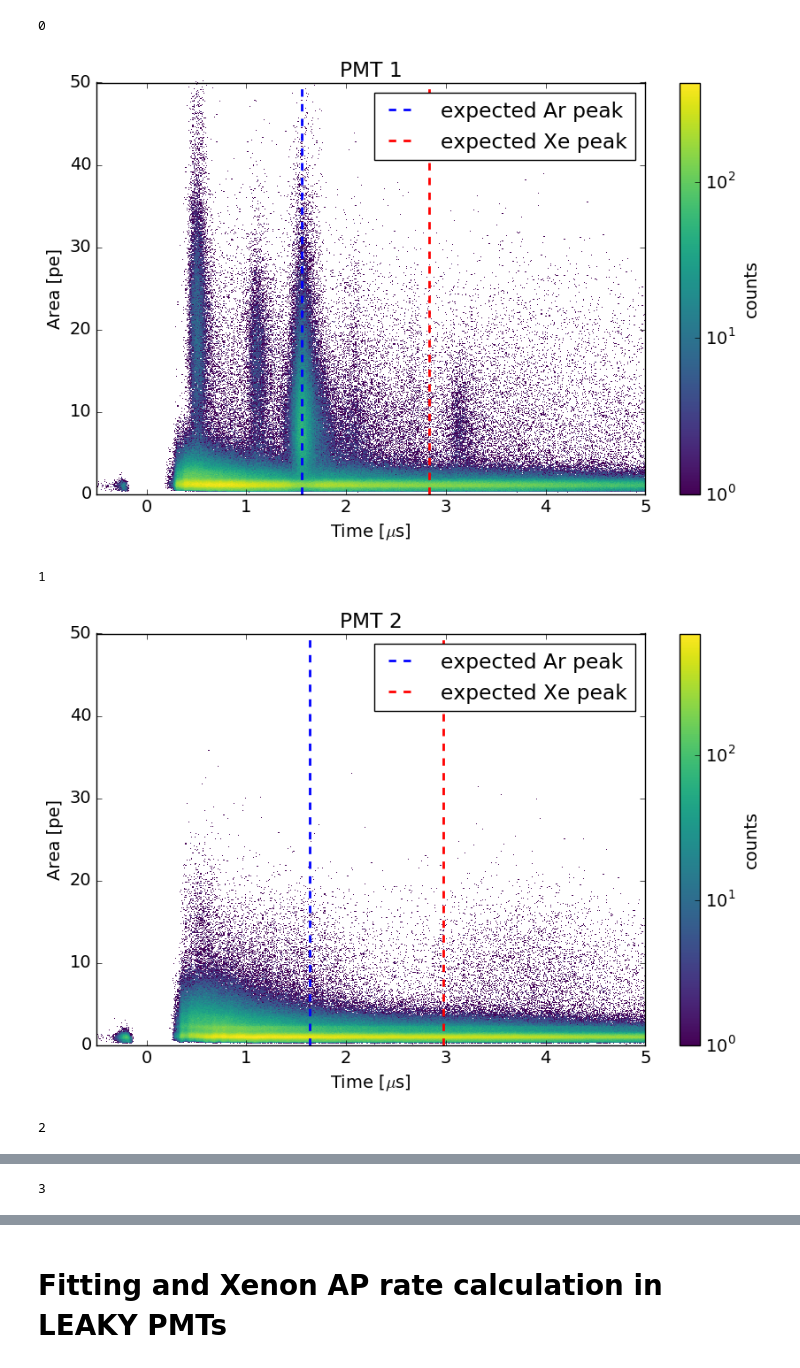
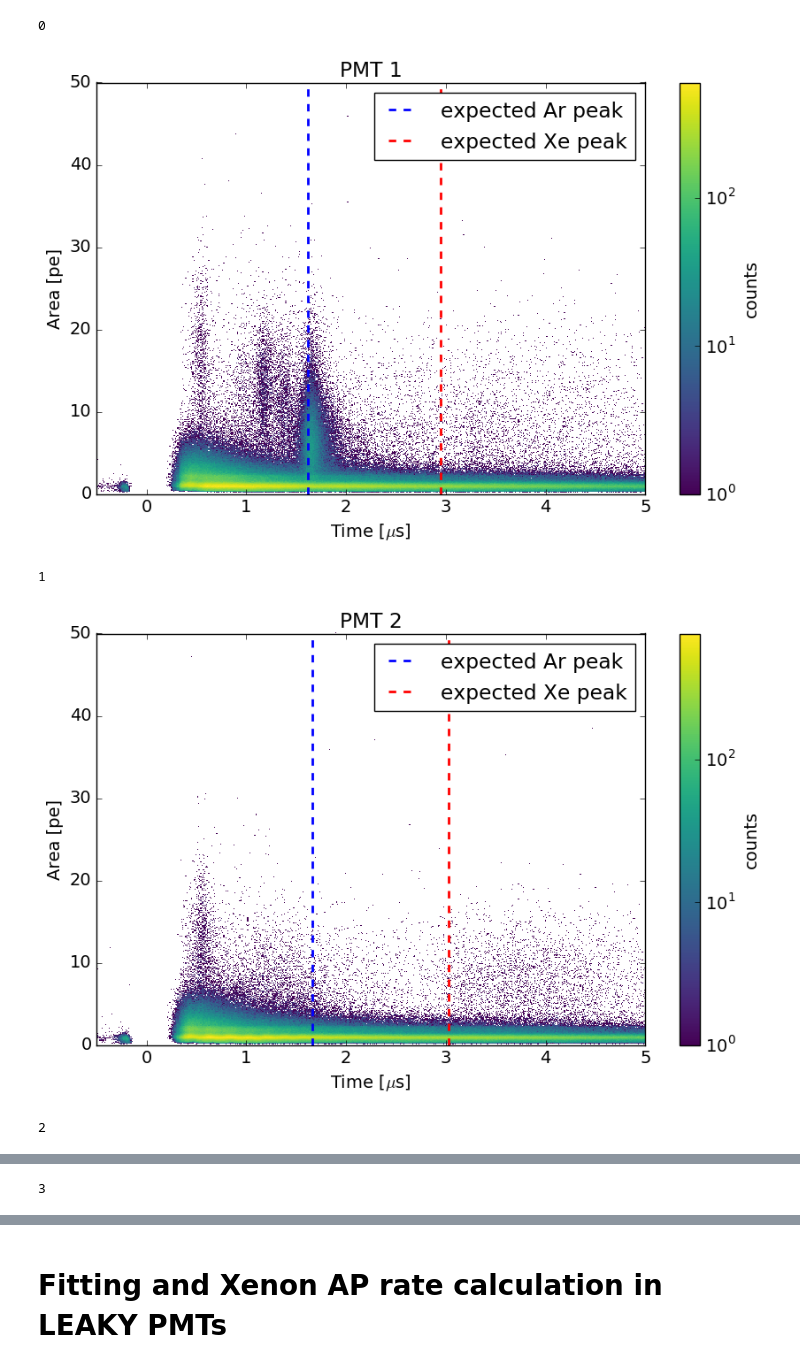
Before and after one commit to CristianAntochi/PMTtesting, a Jupyter notebook: AP_better.ipynb, the cells around one changed output, grey strips where cells are left out. Cells and saved outputs as stored; diff of their text form; code cells hidden in the pictures.

```diff
--- a/AP_better.ipynb
+++ b/AP_better.ipynb
@@ -21,8 +21,8 @@ matplotlib.rcParams['font.size'] = 14
 matplotlib.rcParams['image.cmap'] = 'viridis'
 #see the AP(copy) and save!!!!! the fit parameters (res)
 # %%
-path = "/home/cristian/Suxess_files/data/run4/gas/ap180103/"
-path_CSV="/home/cristian/Suxess_files/data/run4/"
+path = "/home/cristian/Suxess_files/data/run6/liquid/ap180226/"
+path_CSV="/home/cristian/Suxess_files/data/run6/"
 #board=0
 #channel=3
 os.listdir(path)
@@ -126,7 +127,7 @@ def plot_hw(data_frame, pmt):
     #plt.savefig(path+ 'AP_figs/' + 'ap_pmt%d_run2_gas.png' % pmt, dpi=150)
     plt.show()
 # %%
-def plot(data_frame, pmt, valHV5e6):
+def plot(data_frame, pmt, valHV5e6,day):
     #data_frame = data_frame[(data_frame['area']>=0) & (data_frame['time']>-0.1)]
     plt.figure(figsize=(10,6))
     #data_frame1=data_frame[((data_frame['height']<100)|(data_frame['width50']>4))]
@@ -141,7 +142,7 @@ def plot(data_frame, pmt, valHV5e6):
     plt.xlabel('Time [$\mu$s]')
     plt.ylabel('Area [pe]')
     plt.title('PMT %d' % pmt)
-    #plt.savefig(path+ 'AP_figs/' + 'ap_pmt%d_run4_gas.png' % pmt, dpi=150, transparent= False)
+    plt.savefig(path+ 'AP_figs/' + 'ap_pmt%d_run6_%d.png' % (pmt,day), dpi=150, transparent= False)
     plt.show()
 # %%
 def to_pmt(board, channel):
@@ -154,7 +155,8 @@ def to_pmt(board, channel):
     if board ==1 and channel==6:
         return 8
 # %%
-arHV5e6 =[1517.8,1377.6,1450.1,1521.4,1375.0,1416.9,0,1421.5,1356.3,1419.9,1357.5,1379.3,1356.6,1468.4]
+arHV5e6 = [1402.7,1332.3,1332.7,1480.0,1434.2,1386.8,1407.6,1418.5,1357.4,1391.5,1395.3,1366.0,1356.4,1436.7]#run 6 liquid
+#[1428.6,1352.8,1360.8,1487.1, 1443.2,1451.0,1422.4,1429.3,1378.7,1430.0,1432.7,1374.0,1365.0,1447.9] #run6 gas
 #[1408.3,1406.4,1465.0,1449.3,1489.4,1391.1,1381.1,1427.1,1510.8,1450.7,1450.7,1409.1,1454.6,1447.5,0] #gas run 0
 # liquid run 0:[1385.2,1392.6,1444.1,1449.7,1467.1,1423.5,1385.2,1433.5,1486.3,1436.9,1415.4,1426.1,1464.2,0]
 #[1517.8,1377.6,1450.1,1521.4,1375.0,1416.9,0,1421.5,1356.3,1419.9,1357.5,1379.3,1356.6,1468.4]#gas run4
@@ -168,7 +170,7 @@ DF_all=[0]*14
 for file in os.listdir(path):
     if 'counts' in file:
         continue
-    if 'AP_fig' in file:
+    if 'AP_figs' in file:
         continue
     print(file)
     channel = int(file.split("_")[1].lstrip("wf"))
@@ -220,13 +220,13 @@ processed_wf5_Board1_AP_LED_2.45V.root
 # %%
 for pmt in range(1,15):
     if type(DF_all[pmt-1]) == int :
         continue
     AP_data = DF_all[pmt-1]
     print(pmt-1)
-    plot(AP_data, pmt , arr[pmt-1])
+    plot(AP_data, pmt , arr[pmt-1],day)
 # %% [output]
 0
-[figure, old version]
+[figure, new version]
 1
-[figure, old version]
+[figure, new version]
 2
```
Also changed, not shown: parts of 6 cells of this notebook, 1 other file.
